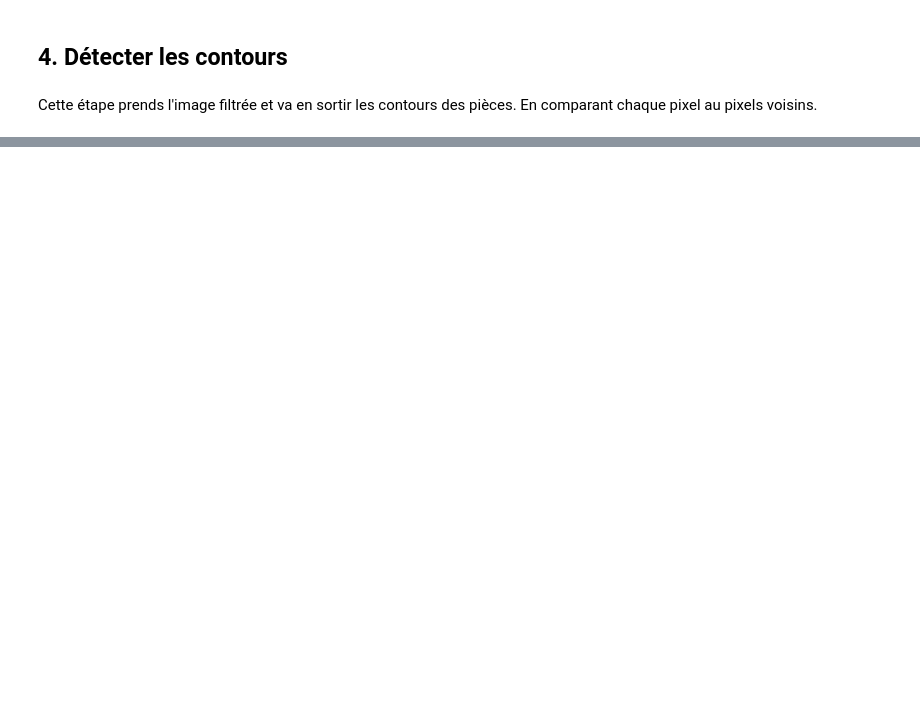
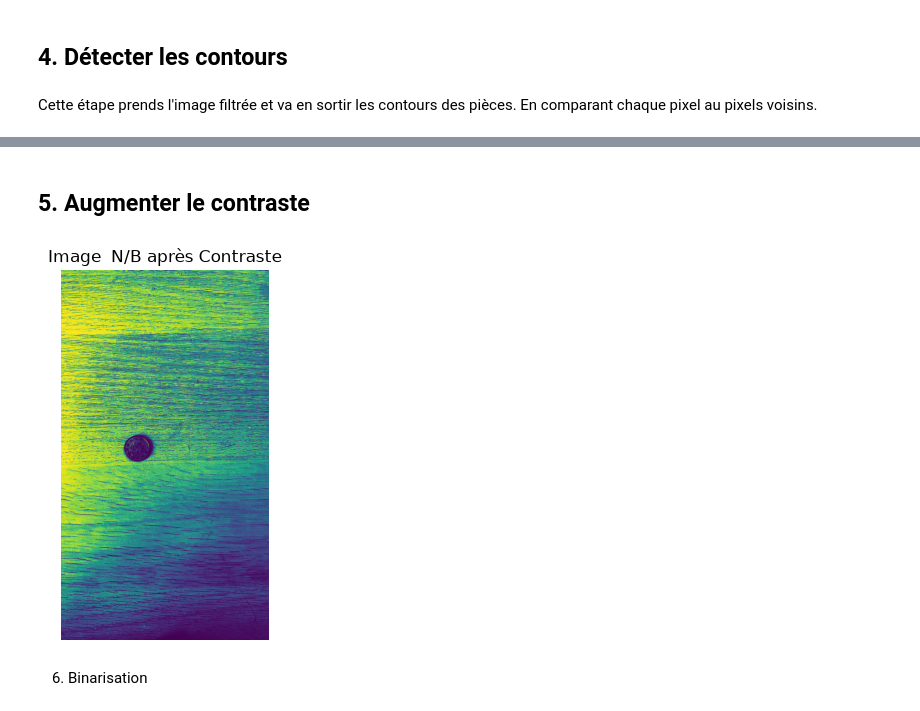
Before and after one commit to GraindeRiz/signaux_monnaie, a Jupyter notebook: main.ipynb, the cells around one changed output, grey strips where cells are left out. Cells and saved outputs as stored; diff of their text form; code cells hidden in the pictures; blank space fills up the shorter version.

Commit message:
filtre contraste

```diff
--- a/main.ipynb
+++ b/main.ipynb
@@ -61,0 +62,12 @@ plt.axis("off");
+# %% [markdown]
+## 5. Augmenter le contraste
+# %%
+from modules.contraste import appliquer_filtre_contrast
+image_contrastee = appliquer_filtre_contrast(image_grise);
+plt.imshow(image_contrastee);
+plt.title("Image  N/B après Contraste");
+plt.axis("off");
+# %% [output]
+[figure, added]
+# %% [markdown]
+6. Binarisation
```
Also changed, not shown: parts of 3 cells of this notebook, 2 other files.
